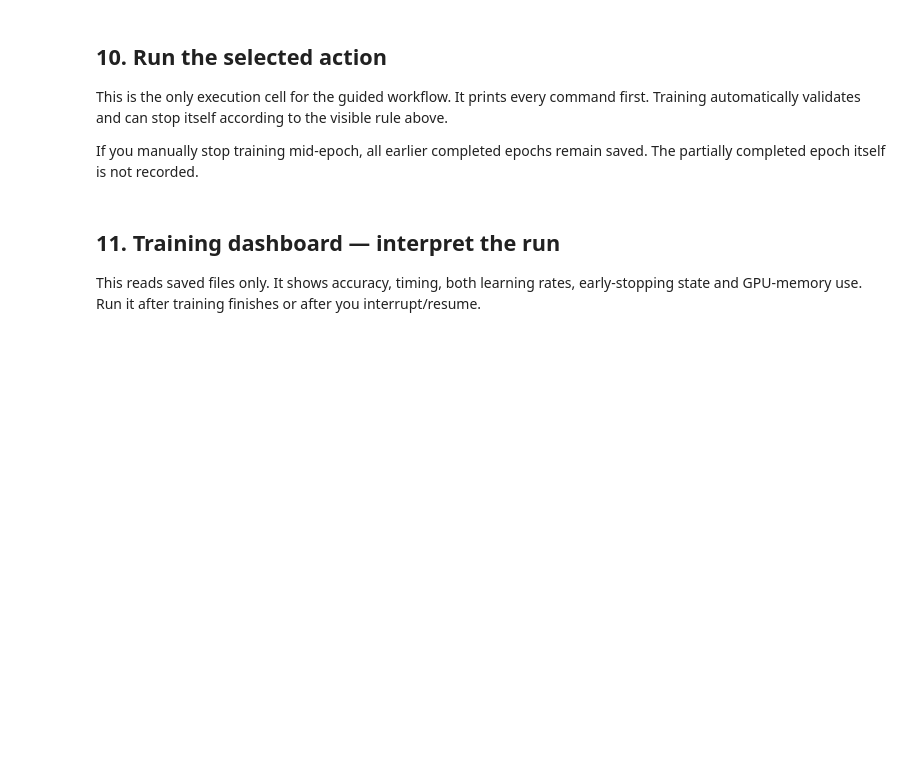
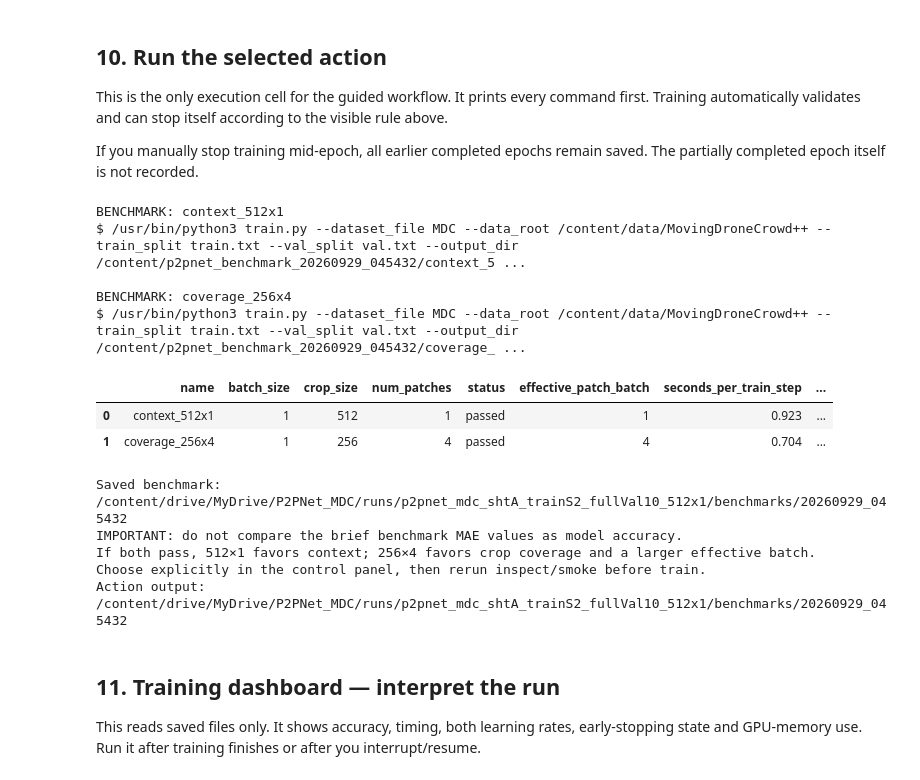
Before and after one commit to gabrielxmit10/P2PNet_test1, a Jupyter notebook: colab_runner.ipynb, the cells around one changed output. Saved outputs shown, nothing was run; the diff lists cells and outputs as text; code cells hidden in the pictures; blank space fills up the shorter version.

```diff
--- a/colab_runner.ipynb
+++ b/colab_runner.ipynb
@@ -571,8 +609,8 @@ elif ACTION == "benchmark":
             val_samples = int(measured.validation_samples)
             seconds_per_step = measured.train_seconds / steps
             seconds_per_val = measured.validation_seconds / val_samples
-            full_steps = split_counts["train"] // config["batch_size"]
-            periodic_frames = math.ceil(split_counts["val"] / PERIODIC_VAL_FRAME_STRIDE)
+            full_steps = int(run_config["estimated_optimizer_steps_per_full_epoch"])
+            periodic_frames = periodic_val_frames
             estimated_epoch_minutes = seconds_per_step * full_steps / 60
             estimated_periodic_val_minutes = seconds_per_val * periodic_frames / 60
             validation_events = EPOCHS // EVAL_FREQ if EVAL_FREQ > 0 else 0
@@ -655,33 +693,47 @@ elif ACTION == "evaluate":
 elif ACTION == "inference":
     if SELECTED_CHECKPOINT is None:
         raise ValueError("The selected custom checkpoint path is empty")
     if not SELECTED_CHECKPOINT.is_file():
         raise FileNotFoundError(SELECTED_CHECKPOINT)
     input_path = Path(INFERENCE_INPUT).expanduser()
     if not input_path.exists():
         raise FileNotFoundError(input_path)
     stamp = datetime.now().strftime("%Y%m%d_%H%M%S")
     ACTION_OUTPUT_DIR = RUN_DIR / "inference" / f"{input_path.stem}_{SELECTED_CHECKPOINT.stem}_{stamp}"
     command = [
         sys.executable, "run_test.py",
         "--input", input_path,
         "--weight_path", SELECTED_CHECKPOINT,
         "--output_dir", ACTION_OUTPUT_DIR,
         "--device", "cuda",
         "--threshold", THRESHOLD,
         "--tile_size", TILE_SIZE,
         "--tile_overlap", TILE_OVERLAP,
         "--max_size", INFERENCE_MAX_SIZE,
         "--limit", MAX_INFERENCE_IMAGES,
     ]
     if INFERENCE_RECURSIVE:
         command.append("--recursive")
     if not SAVE_INFERENCE_VISUALIZATIONS:
         command.append("--no_visualizations")
     run(command)
 
 if ACTION_OUTPUT_DIR is not None:
     print("Action output:", ACTION_OUTPUT_DIR)
+# %% [output]
+BENCHMARK: context_512x1
+$ /usr/bin/python3 train.py --dataset_file MDC --data_root /content/data/MovingDroneCrowd++ --train_split train.txt --val_split val.txt --output_dir /content/p2pnet_benchmark_20260929_045432/context_5 ...
+
+BENCHMARK: coverage_256x4
+$ /usr/bin/python3 train.py --dataset_file MDC --data_root /content/data/MovingDroneCrowd++ --train_split train.txt --val_split val.txt --output_dir /content/p2pnet_benchmark_20260929_045432/coverage_ ...
+|  | name | batch_size | crop_size | num_patches | status | effective_patch_batch | seconds_per_train_step | ... |
+| 0 | context_512x1 | 1 | 512 | 1 | passed | 1 | 0.923 | ... |
+| 1 | coverage_256x4 | 1 | 256 | 4 | passed | 4 | 0.704 | ... |
+Saved benchmark: /content/drive/MyDrive/P2PNet_MDC/runs/p2pnet_mdc_shtA_trainS2_fullVal10_512x1/benchmarks/20260929_045432
+IMPORTANT: do not compare the brief benchmark MAE values as model accuracy.
+If both pass, 512×1 favors context; 256×4 favors crop coverage and a larger effective batch.
+Choose explicitly in the control panel, then rerun inspect/smoke before train.
+Action output: /content/drive/MyDrive/P2PNet_MDC/runs/p2pnet_mdc_shtA_trainS2_fullVal10_512x1/benchmarks/20260929_045432
 # %% [markdown]
 ## 11. Training dashboard — interpret the run
 
```
Also changed, not shown: parts of 4 cells of this notebook.
